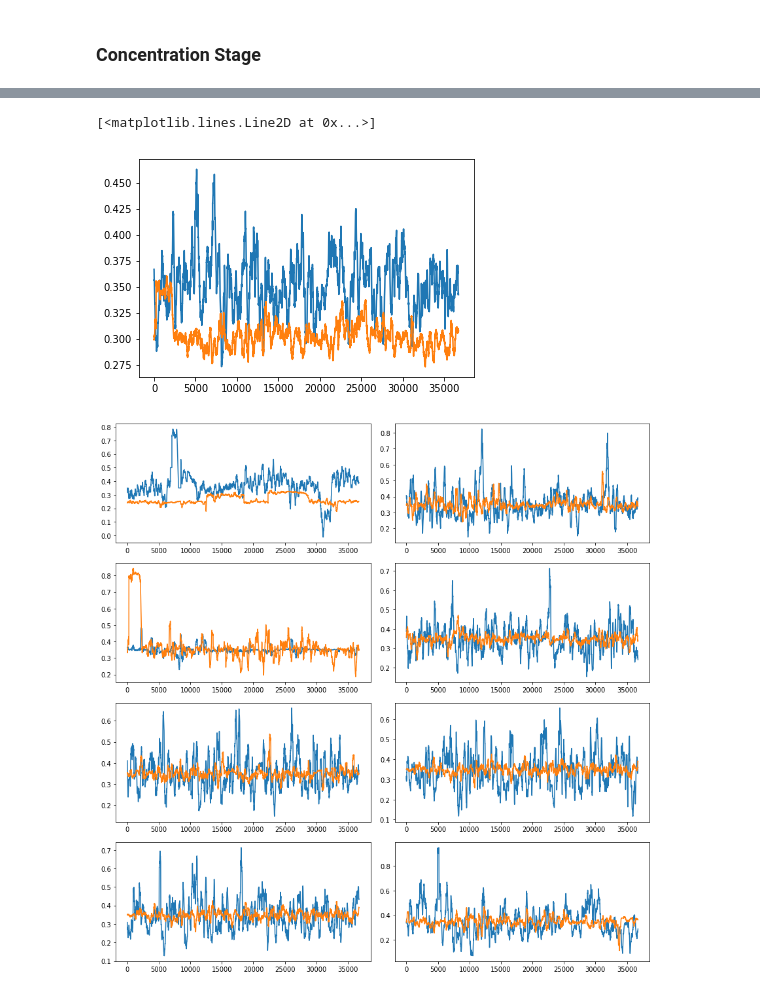
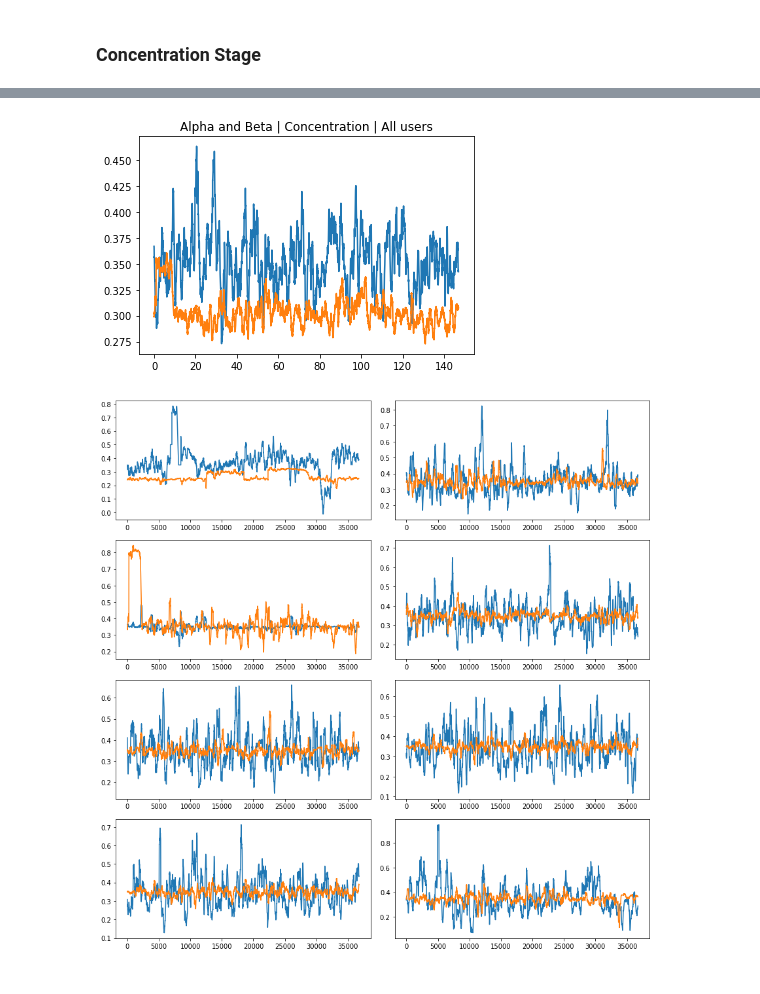
Before and after one commit to VessoVit/neurosignalAnalaysis, a Jupyter notebook: vvThesisExperiment.ipynb, the cells around one changed output, grey strips where cells are left out. Saved outputs shown, nothing was run; the diff lists cells and outputs as text; code cells hidden in the pictures.

```diff
--- a/vvThesisExperiment.ipynb
+++ b/vvThesisExperiment.ipynb
@@ -127,15 +192,16 @@ dc1.describe()
 # %%
 totalConcentrationAlpha = dc1['Sum Alpha'] / 9;
 totalConcentrationBeta = dc1['Sum Beta'] / 9;
 
-plt.plot(totalConcentrationAlpha)
-plt.plot(totalConcentrationBeta)
+plt.plot(te_sec, totalConcentrationAlpha)
+plt.plot(te_sec, totalConcentrationBeta)
+plt.title("Alpha and Beta | Concentration | All users")
 
+plt.show()
 # plt.plot(dc1['Sum Alpha'])
 # plt.plot(dc1['Sum Beta'])
 # %% [output]
-[<matplotlib.lines.Line2D at 0x...>]
-[figure, old version]
+[figure, new version]
 # %%
 plt.figure(figsize=(12,12))
 
```
Also changed, not shown: parts of 39 cells of this notebook, 7 other files.
